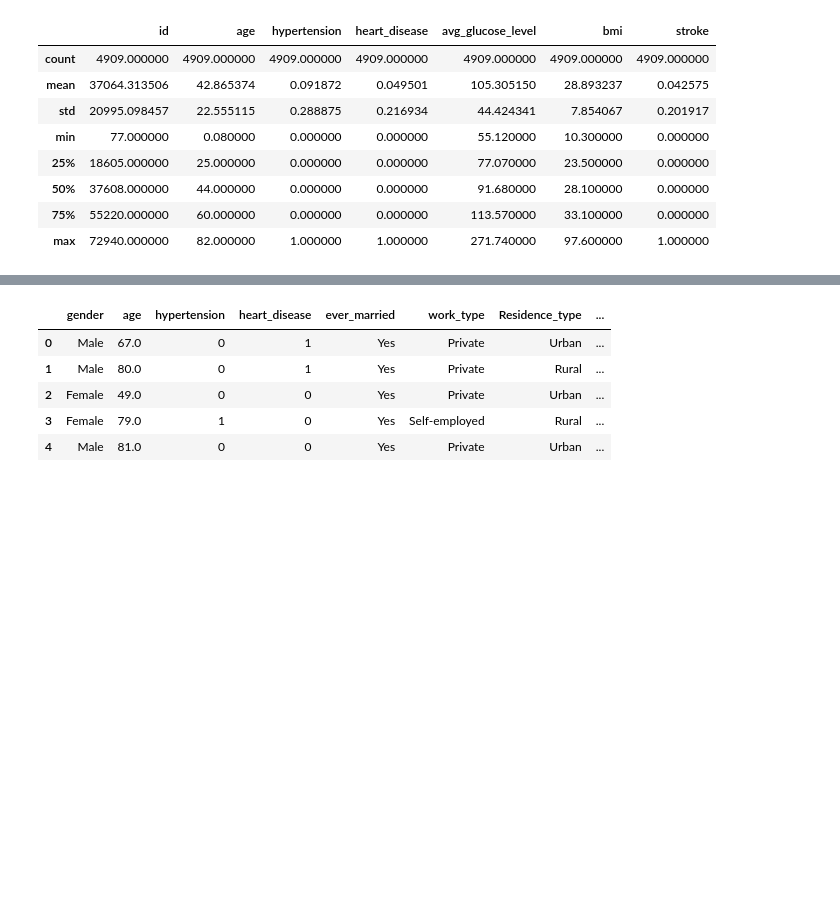
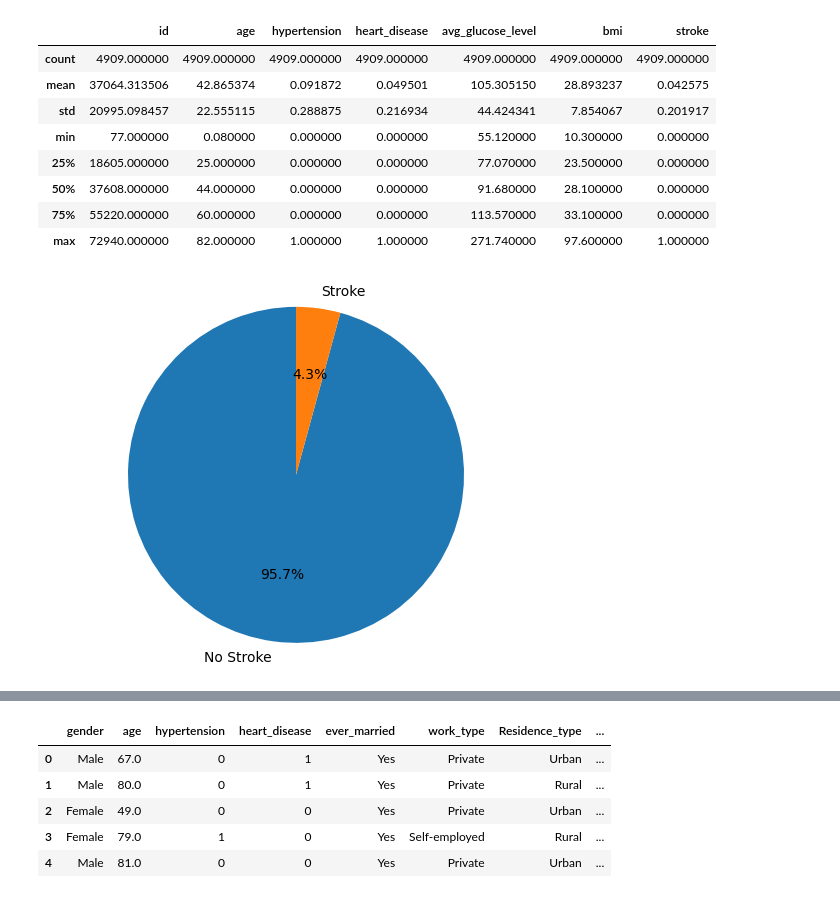
Before and after one commit to cfam1234/PythonDataScienceProjects, a Jupyter notebook: PythonStrokePredictionProject.ipynb, the cells around one changed output, grey strips where cells are left out. Saved outputs shown, nothing was run; the diff lists cells and outputs as text; code cells hidden in the pictures; blank space fills up the shorter version.

```diff
--- a/PythonStrokePredictionProject.ipynb
+++ b/PythonStrokePredictionProject.ipynb
@@ -71,3 +73,12 @@ cdf.describe()
 | 50% | 37608.000000 | 44.000000 | 0.000000 | 0.000000 | 91.680000 | 28.100000 | 0.000000 |
 | 75% | 55220.000000 | 60.000000 | 0.000000 | 0.000000 | 113.570000 | 33.100000 | 0.000000 |
 | max | 72940.000000 | 82.000000 | 1.000000 | 1.000000 | 271.740000 | 97.600000 | 1.000000 |
+# %%
+#Percentage of individuals with strokes in dataset
+stroke_counts = cdf['stroke'].value_counts()
+
+plt.pie(stroke_counts, labels=['No Stroke', 'Stroke'], autopct='%1.1f%%', startangle=90)
+plt.axis('equal')
+plt.show()
+# %% [output]
+[figure, added]
```
Also changed, not shown: parts of 8 cells of this notebook.
